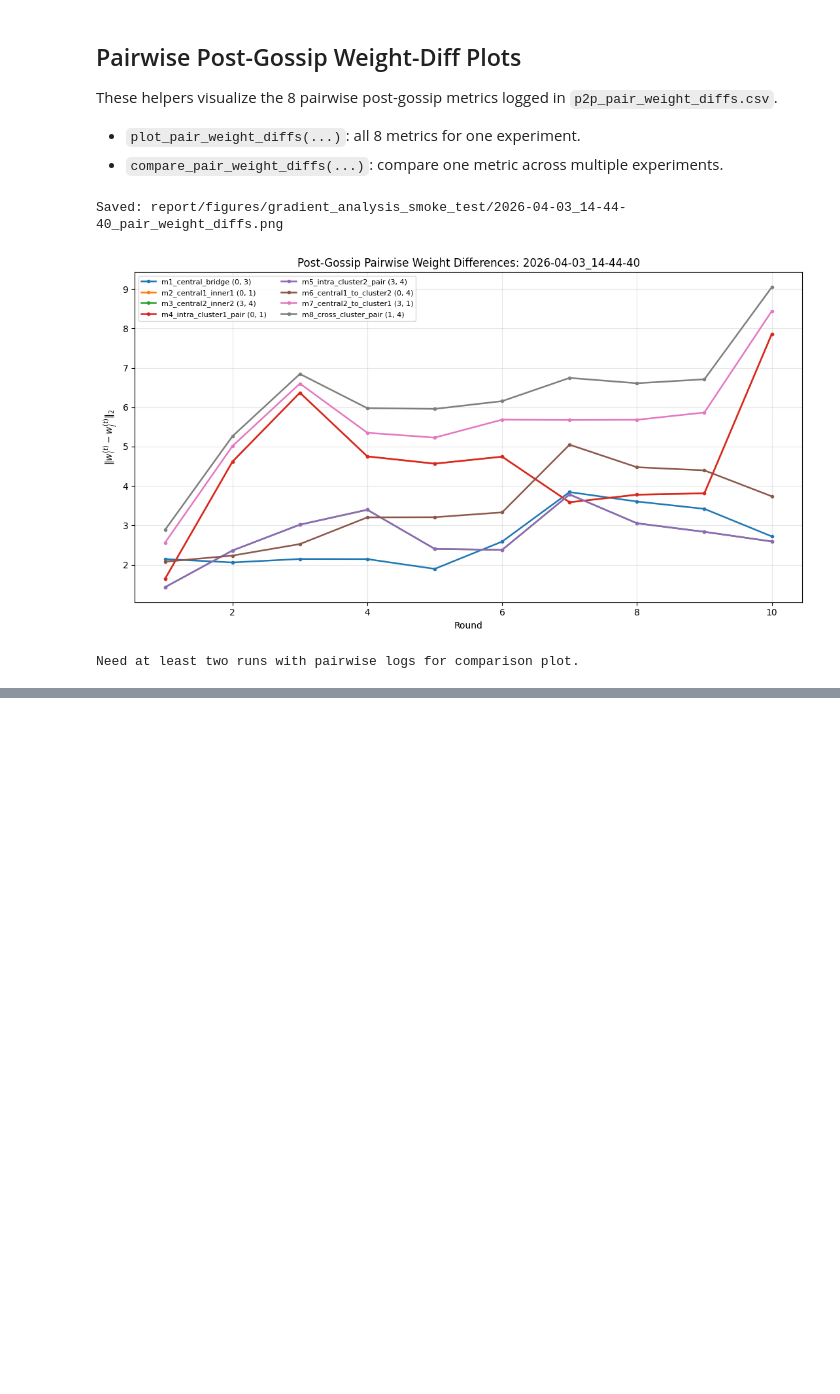
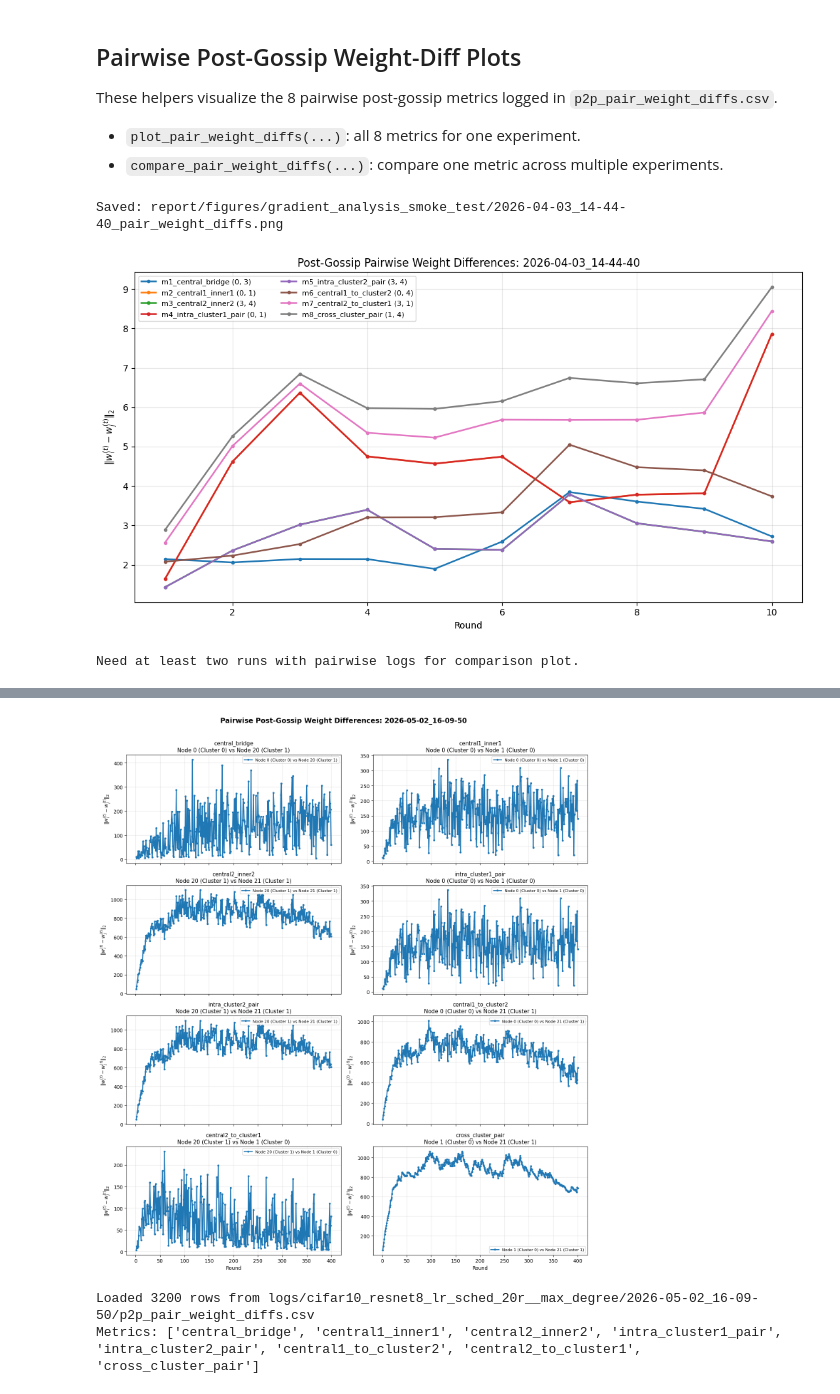
Before and after one commit to M-9acem/FLF, a Jupyter notebook: gradient_analysis.ipynb, the cells around one changed output, grey strips where cells are left out. Saved outputs shown, nothing was run; the diff lists cells and outputs as text; code cells hidden in the pictures; blank space fills up the shorter version.

```diff
--- a/gradient_analysis.ipynb
+++ b/gradient_analysis.ipynb
@@ -499,0 +704,64 @@ Need at least two runs with pairwise logs for comparison plot.
+# %%
+# Plot the content of the pairwise weight-diff log for this specific run
+pair_diff_path = Path('logs/cifar10_resnet8_lr_sched_20r__max_degree/2026-05-02_16-09-50/p2p_pair_weight_diffs.csv')
+pair_df = pd.read_csv(pair_diff_path)
+
+required_cols = {'round', 'metric_name', 'node_i', 'node_j', 'weight_diff_l2'}
+missing = required_cols - set(pair_df.columns)
+if missing:
+    raise ValueError(f'{pair_diff_path} is missing columns: {sorted(missing)}')
+
+node_names = {node_id: f'Node {node_id} (Cluster {0 if node_id < 20 else 1})' for node_id in range(40)}
+
+def format_node_pair(node_i, node_j):
+    return f'{node_names[node_i]} vs {node_names[node_j]}'
+
+def format_metric_name(metric_name):
+    return metric_name.split('_', 1)[1] if '_' in metric_name else metric_name
+
+metrics = sorted(pair_df['metric_name'].unique().tolist())
+if not metrics:
+    raise ValueError(f'No metric_name values found in {pair_diff_path}')
+
+n_metrics = len(metrics)
+n_cols = 2 if n_metrics > 1 else 1
+n_rows = int(np.ceil(n_metrics / n_cols))
+
+fig, axes = plt.subplots(n_rows, n_cols, figsize=(14, 4 * n_rows), sharex=True)
+axes = np.atleast_1d(axes).ravel()
+
+for ax, metric in zip(axes, metrics):
+    metric_df = pair_df[pair_df['metric_name'] == metric].sort_values('round')
+    node_i = int(metric_df['node_i'].iloc[0])
+    node_j = int(metric_df['node_j'].iloc[0])
+    pair_label = format_node_pair(node_i, node_j)
+    display_metric = format_metric_name(metric)
+    ax.plot(
+        metric_df['round'],
+        metric_df['weight_diff_l2'],
+        marker='o',
+        linewidth=2,
+        markersize=3,
+        label=pair_label,
+    )
+    ax.set_title(f'{display_metric}\n{pair_label}', fontsize=11)
+    ax.set_ylabel(r'$\|w_i^{(t)} - w_j^{(t)}\|_2$')
+    ax.grid(True, alpha=0.3)
+    ax.legend(fontsize=8)
+
+for ax in axes[len(metrics):]:
+    ax.axis('off')
+
+for ax in axes[max(0, len(metrics) - n_cols):]:
+    ax.set_xlabel('Round')
+
+fig.suptitle(f'Pairwise Post-Gossip Weight Differences: {pair_diff_path.parent.name}', fontsize=14, fontweight='bold')
+plt.tight_layout(rect=[0, 0, 1, 0.97])
+plt.show()
+
+print(f'Loaded {len(pair_df)} rows from {pair_diff_path}')
+print(f'Metrics: {[format_metric_name(metric) for metric in metrics]}')
+# %% [output]
+[figure, added]
+Loaded 3200 rows from logs/cifar10_resnet8_lr_sched_20r__max_degree/2026-05-02_16-09-50/p2p_pair_weight_diffs.csv
+Metrics: ['central_bridge', 'central1_inner1', 'central2_inner2', 'intra_cluster1_pair', 'intra_cluster2_pair', 'central1_to_cluster2', 'central2_to_cluster1', 'cross_cluster_pair']
```
Also changed, not shown: parts of 4 cells of this notebook, 57 other files.
